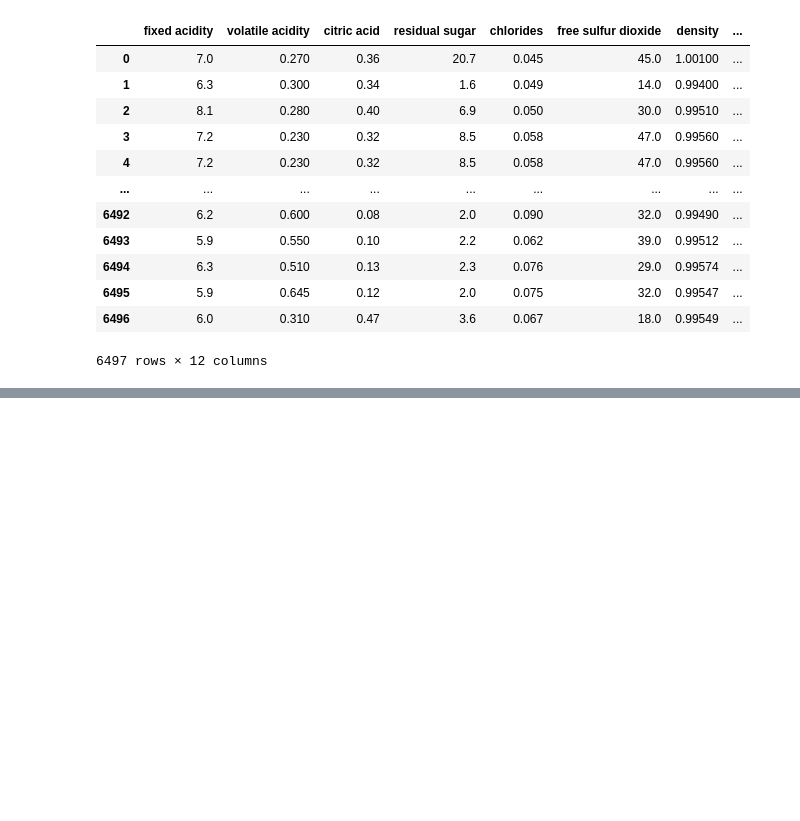
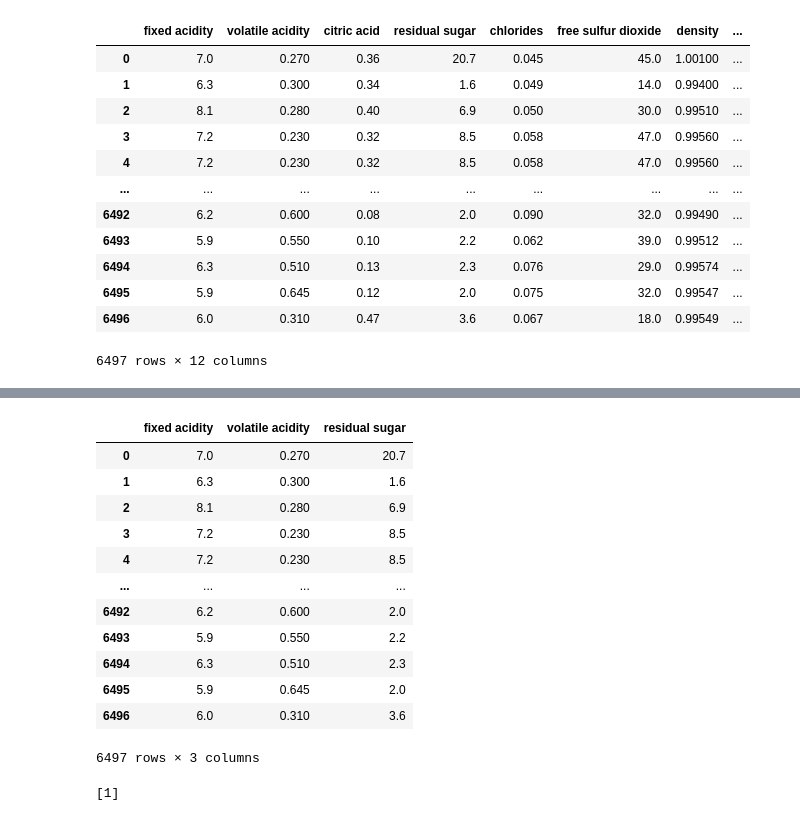
Before and after one commit to dsharipriya91/Wine_Quality_Prediction, a Jupyter notebook: Wine_Quality_Prediction.ipynb, the cells around one changed output, grey strips where cells are left out. Drawn from its saved outputs; the diff is of its cells as text; code cells hidden in the pictures; blank space fills up the shorter version.

```diff
--- a/Wine_Quality_Prediction.ipynb
+++ b/Wine_Quality_Prediction.ipynb
@@ -13,7 +13,7 @@ os.getcwd()
 # %% [output]
 'C:\\Users\\dshar\\Desktop\\Wine Quality Prediction'
 # %%
-df = pd.read_csv('C:\\Users\\dshar\\Desktop\\Wine Quality Prediction\\winequalityN.csv')
+df = pd.read_csv('winequalityN.csv')
 df.head()
 # %% [output]
 |  | type | fixed acidity | volatile acidity | citric acid | residual sugar | chlorides | free sulfur dioxide | ... |
@@ -135,0 +236,43 @@ next_df
+# %%
+df
+# %% [output]
+|  | fixed acidity | volatile acidity | residual sugar |
+| 0 | 7.0 | 0.270 | 20.7 |
+| 1 | 6.3 | 0.300 | 1.6 |
+| 2 | 8.1 | 0.280 | 6.9 |
+| 3 | 7.2 | 0.230 | 8.5 |
+| 4 | 7.2 | 0.230 | 8.5 |
+| ... | ... | ... | ... |
+| 6492 | 6.2 | 0.600 | 2.0 |
+| 6493 | 5.9 | 0.550 | 2.2 |
+| 6494 | 6.3 | 0.510 | 2.3 |
+| 6495 | 5.9 | 0.645 | 2.0 |
+| 6496 | 6.0 | 0.310 | 3.6 |
+6497 rows × 3 columns
+# %%
+# -*- coding: utf-8 -*-
+"""
+Created on Fri May  7 01:31:40 2021
+
+@author: dshar
+"""
+
+import pandas as pd
+from sklearn.ensemble import RandomForestClassifier
+import pickle
+
+df = pd.read_csv('winequalityN.csv')
+y = [ 1 if x=='white' else 0 for x in df.type]
+df.drop(['type','citric acid','chlorides','free sulfur dioxide','total sulfur dioxide','density','pH','sulphates','alcohol','quality'],axis=1, inplace = True)
+df.update(df.fillna(df.mean()))
+
+rnd = RandomForestClassifier()
+rnd.fit(df,y)
+
+
+pickle.dump(rnd,open('model.pkl','wb'))
+
+model = pickle.load(open('model.pkl','rb'))
+print(model.predict([[6.3, 0.34,1.6]]))
+# %% [output]
+[1]
```
Also changed, not shown: parts of 11 cells of this notebook.
